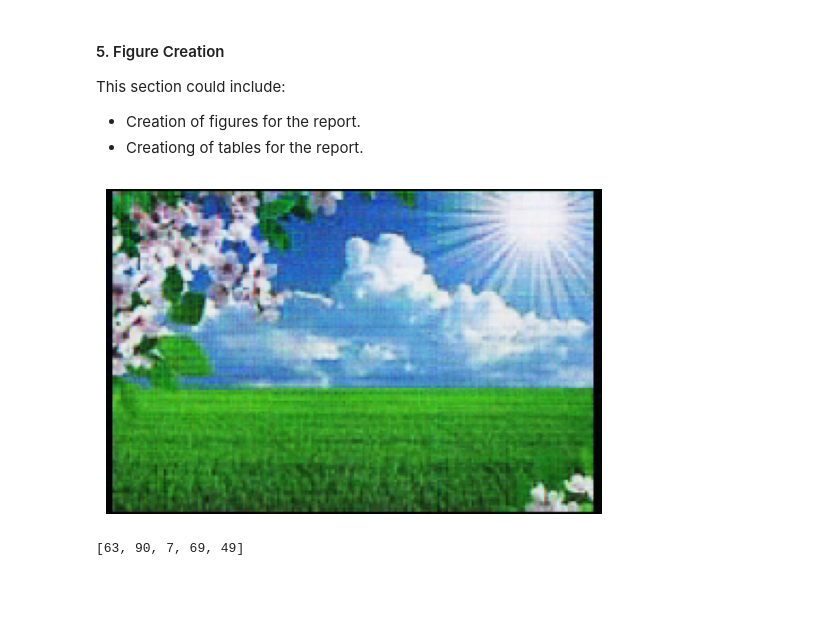
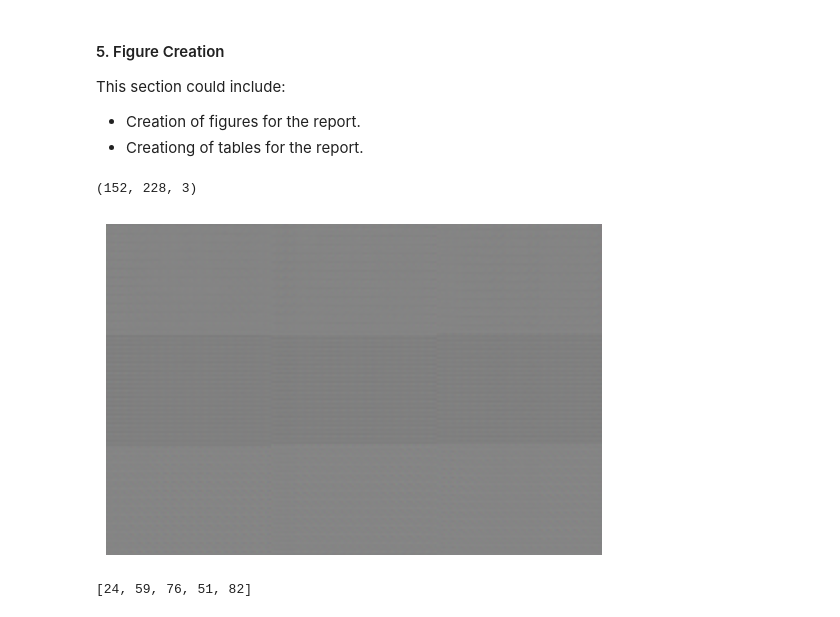
Before and after one commit to sup5610/Autoencoder, a Jupyter notebook: Autoencoder.ipynb, the cells around one changed output. Cells and saved outputs as stored; diff of their text form; code cells hidden in the pictures; blank space fills up the shorter version.

```diff
--- a/Autoencoder.ipynb
+++ b/Autoencoder.ipynb
@@ -218,21 +201,13 @@ class AutoencoderTrainer:
 
         return outputs
 # %%
-encoder_layer_data = [
-    ("lrelu", 128),
-    ("lrelu", 256),
-    ("lrelu", 512),
-]
+# Create encoder and decoder
+encoder = Autoencoder(True)
+decoder = Autoencoder(False)
 
-decoder_layer_data = [
-    ("lrelu", 256),
-    ("lrelu", 128),
-    ("sigmoid", 3),
-]
-
-encoder = Autoencoder(True, encoder_layer_data)
-decoder = Autoencoder(False, decoder_layer_data)
-
-trainer = AutoencoderTrainer(encoder, decoder, 0.0001) # 40, 0.0001
-trainer.train(50)
+# Train autoencoder and decoder
+lr = 0.0001 # 0.0001
+epochs = 1 # 100
+trainer = AutoencoderTrainer(encoder, decoder, lr)
+trainer.train(epochs)
 # %% [output]
@@ -277,2 +233,13 @@ Autoencoder(
   )
 )
+# %%
+# images = np.load("subset_1.npy")
+# images = np.load("subset_2.npy")
+images = np.load("subset_3.npy")
+
+i = np.random.randint(0, len(images))
+img = images[i]
+
+encoded = encoder.encode_data(img)
+decoded = decoder.decode_data(encoded)
+plt.imshow(decoded)
@@ -284,28 +257,34 @@ This section could include:
 * Creation of figures for the report.
 * Creationg of tables for the report.
 # %%
+# process images through autoencoder
 imgs = trainer.test()
 
 for i in range(len(imgs)):
     imgs[i] = (imgs[i].detach().cpu().numpy() * 255).astype(np.uint8)
-    imgs[i] = np.reshape(imgs[i].flatten(), (152, 232, 3))
+    imgs[i] = np.reshape(imgs[i].flatten(), (152, 228, 3))
+
+print(imgs[0].shape)
+# %% [output]
+(152, 228, 3)
 # %%
+# display original image then autoencoded image (1 second delay)
 image_indexes = []
 for i in range(5):
     num = np.random.randint(0, len(test_data) - 1)
     image_indexes.append(num)
     clear_output(wait = True)
-    plt.imshow(np.reshape((test_data[num].numpy() * 255).astype(np.uint8), (152, 232, 3)))
+    plt.imshow(np.reshape((test_data[num].numpy() * 255).astype(np.uint8), (152, 228, 3)))
     plt.axis("off")
     plt.show()
     time.sleep(1)
     clear_output(wait = True)
     plt.imshow(imgs[num])
     plt.axis("off")
     plt.show()
     time.sleep(1)
 print(image_indexes)
 # %% [output]
-[figure, old version]
+[figure, new version]
-[63, 90, 7, 69, 49]
+[24, 59, 76, 51, 82]
 # %%
```
Also changed, not shown: parts of 14 cells of this notebook, 5 other files.
